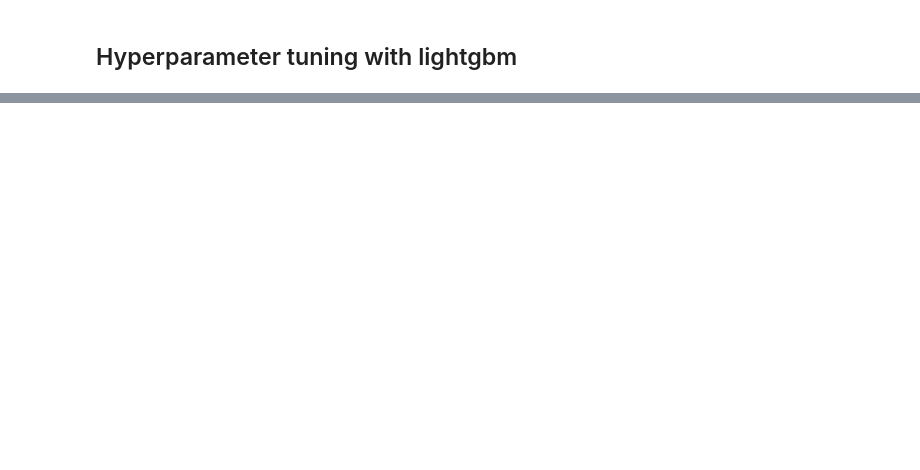
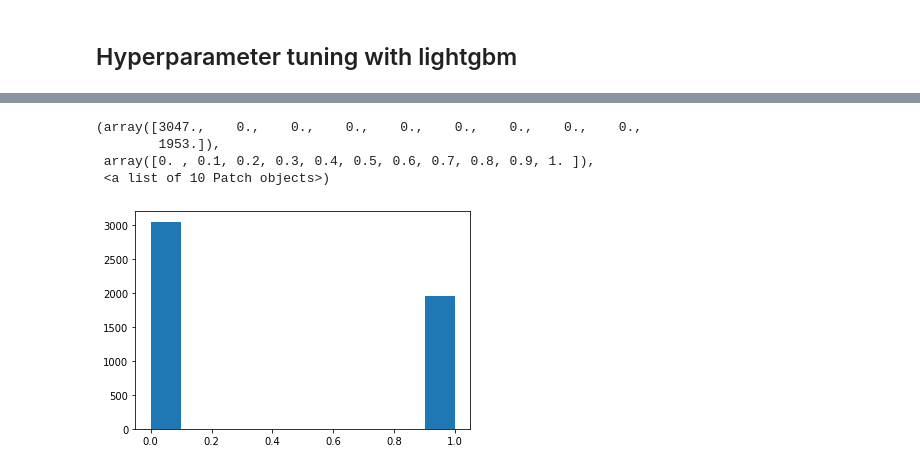
Before and after one commit to gsunit/Amex-Analyse-This-IITK, a Jupyter notebook: benchmarking.ipynb, the cells around one changed output, grey strips where cells are left out. Saved outputs shown, nothing was run; the diff lists cells and outputs as text; code cells hidden in the pictures; blank space fills up the shorter version.

```diff
--- a/benchmarking.ipynb
+++ b/benchmarking.ipynb
@@ -95,0 +375,8 @@ space={'max_depth': hp.quniform("max_depth", 3, 18, 1),
+# %%
+df_t['profitable_flag'] = df['profitable_flag']
+print(df_t.isna().any().any())
+print(df_t.shape)
+X = df_t.drop(columns=['profitable_flag', 'cust_id', 'acq_sub_chn', 'acq_type_grp', 'fee_type_grp'], errors="ignore")
+X = pd.concat([X, one_hot], axis=1)
+Y = df_t['profitable_flag']
+X_train, X_test, Y_train, Y_test = train_test_split(X, Y, test_size=0.2)
@@ -125,11 +483,0 @@ NameError: name 'xgb' is not defined
-# %%
-test_size = 0.33
-X_train, X_test, y_train, y_test = train_test_split(X, Y, test_size=test_size)
-model = model()
-model.fit(X_train, y_train)
-y_pred = model.predict(X_test)
-predictions = [round(value) for value in y_pred]
-accuracy = accuracy_score(y_test, predictions)
-from sklearn.metrics import classification_report
-print(classification_report(y_test,predictions))
-return model, accuracy
@@ -155,0 +501,13 @@ weighted avg       0.75      0.57      0.62      6467
+# %%
+test = pd.read_csv("./data/Evaluation_Data_0611_Nv_cleaned.csv")
+df_test = DataFrameImputer().fit_transform(test)
+one_hot = pd.get_dummies(test[['acq_sub_chn', 'acq_type_grp', 'fee_type_grp']])
+X_test = df_test.drop(columns=['profitable_flag', 'cust_id', 'acq_sub_chn', 'acq_type_grp', 'fee_type_grp'], errors="ignore")
+X_test = pd.concat([X_test, one_hot], axis=1)
+X_test = X_test.reindex(columns=X_train.columns)
+# %%
+oversample = RandomOverSampler(sampling_strategy='minority')
+X_train_over, Y_train_over = oversample.fit_resample(X_train, Y_train)
+model = XGBClassifier(n_estimators=180, max_depth=6, gamma=4.898600905842942,reg_alpha=57, min_child_weight=6,
+                      colsample_bytree=0, n_jobs=-1, verbosity=2)
+model.fit(X_train_over, Y_train_over)
@@ -155,0 +540,9 @@ weighted avg       0.75      0.57      0.62      6467
+# %%
+Y_pred = model.predict(X_test)
+plt.hist(Y_pred)
+# %% [output]
+(array([3047.,    0.,    0.,    0.,    0.,    0.,    0.,    0.,    0.,
+        1953.]),
+ array([0. , 0.1, 0.2, 0.3, 0.4, 0.5, 0.6, 0.7, 0.8, 0.9, 1. ]),
+ <a list of 10 Patch objects>)
+[figure, added]
```
Also changed, not shown: parts of 41 cells of this notebook, 3 other files.
